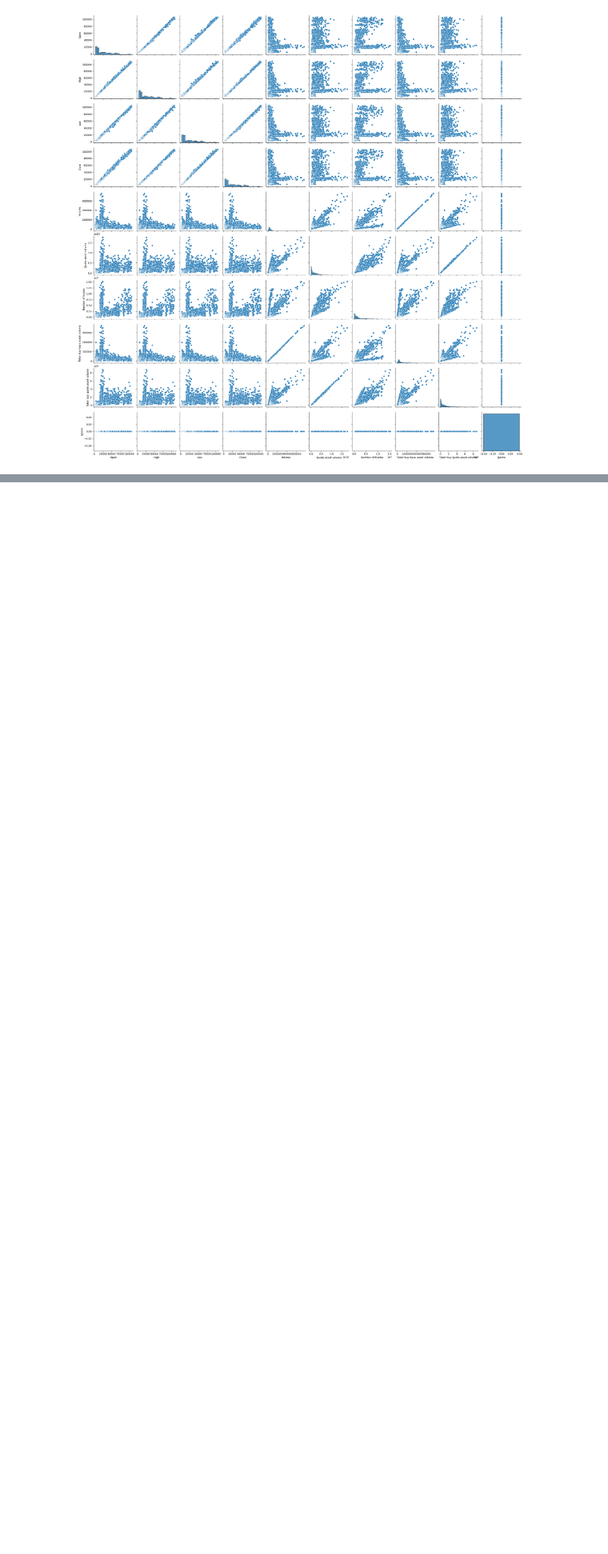
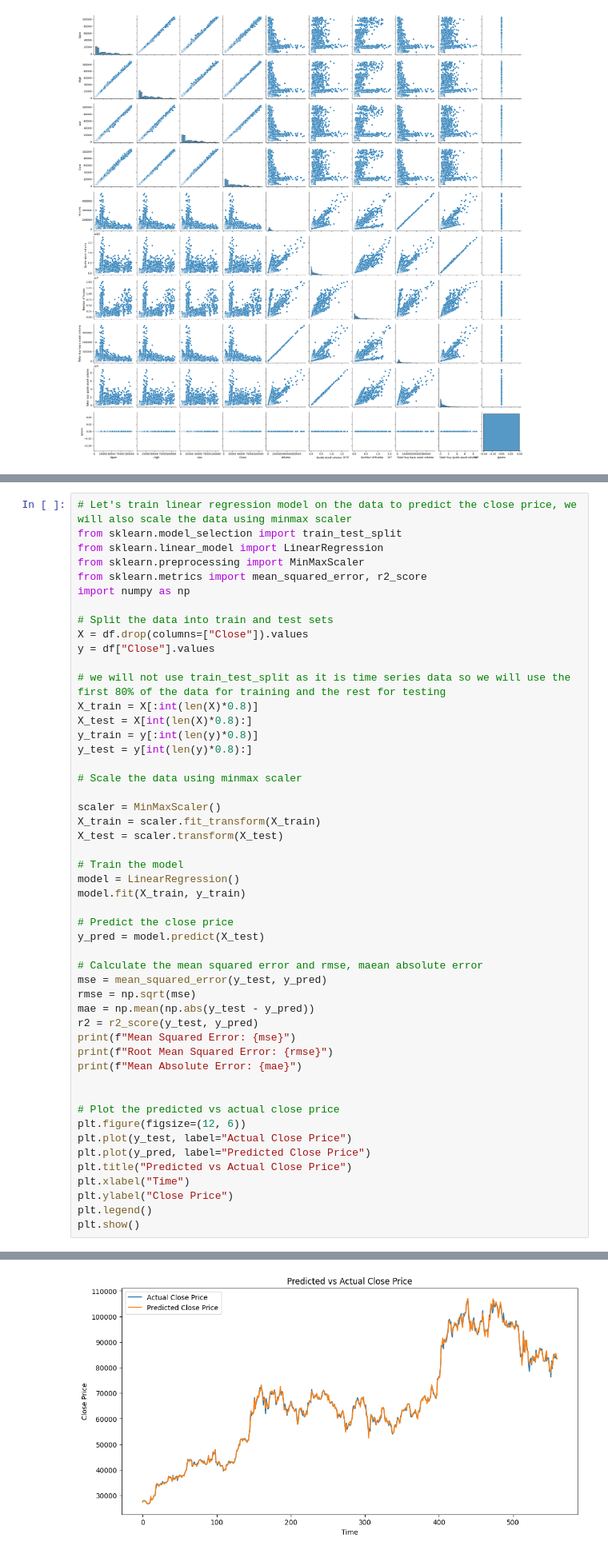
Before and after one commit to fahimai001/CryptoCurrency-Forecasting, a Jupyter notebook: notebooks/exp.ipynb, the cells around one changed output, grey strips where cells are left out. Shown at 80% size. Drawn from its saved outputs; the diff is of its cells as text; blank space fills up the shorter version.

```diff
--- a/notebooks/exp.ipynb
+++ b/notebooks/exp.ipynb
@@ -25,0 +58,51 @@ AttributeError: 'NoneType' object has no attribute 'drop'
+# %%
+# Let's train linear regression model on the data to predict the close price, we will also scale the data using minmax scaler
+from sklearn.model_selection import train_test_split
+from sklearn.linear_model import LinearRegression
+from sklearn.preprocessing import MinMaxScaler
+from sklearn.metrics import mean_squared_error, r2_score
+import numpy as np
+
+# Split the data into train and test sets
+X = df.drop(columns=["Close"]).values
+y = df["Close"].values
+
+# we will not use train_test_split as it is time series data so we will use the first 80% of the data for training and the rest for testing
+X_train = X[:int(len(X)*0.8)]
+X_test = X[int(len(X)*0.8):]
+y_train = y[:int(len(y)*0.8)]
+y_test = y[int(len(y)*0.8):]
+
+# Scale the data using minmax scaler
+
+scaler = MinMaxScaler()
+X_train = scaler.fit_transform(X_train)
+X_test = scaler.transform(X_test)
+
+# Train the model
+model = LinearRegression()
+model.fit(X_train, y_train)
+
+# Predict the close price
+y_pred = model.predict(X_test)
+
+# Calculate the mean squared error and rmse, maean absolute error
+mse = mean_squared_error(y_test, y_pred)
+rmse = np.sqrt(mse)
+mae = np.mean(np.abs(y_test - y_pred))
+r2 = r2_score(y_test, y_pred)
+print(f"Mean Squared Error: {mse}")
+print(f"Root Mean Squared Error: {rmse}")
+print(f"Mean Absolute Error: {mae}")
+
+
+# Plot the predicted vs actual close price
+plt.figure(figsize=(12, 6))
+plt.plot(y_test, label="Actual Close Price")
+plt.plot(y_pred, label="Predicted Close Price")
+plt.title("Predicted vs Actual Close Price")
+plt.xlabel("Time")
+plt.ylabel("Close Price")
+plt.legend()
+plt.show()
+# %% [output]
@@ -25,0 +112 @@ AttributeError: 'NoneType' object has no attribute 'drop'
+[figure, added]
```
Also changed, not shown: parts of 8 cells of this notebook, 2 other files.
